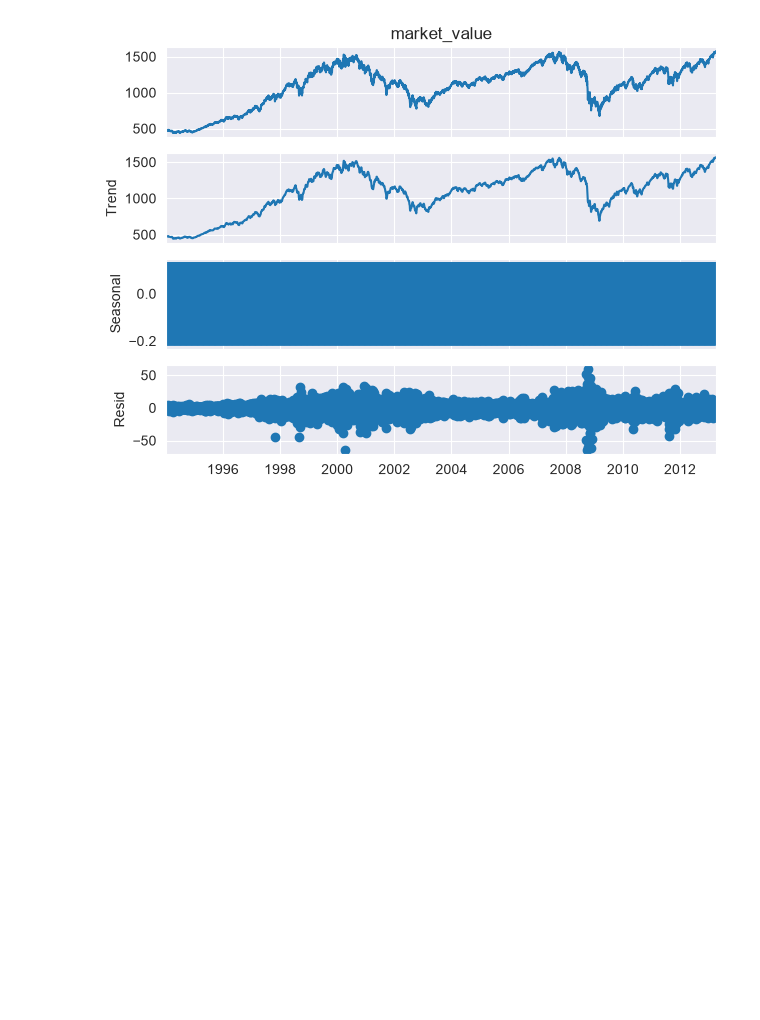
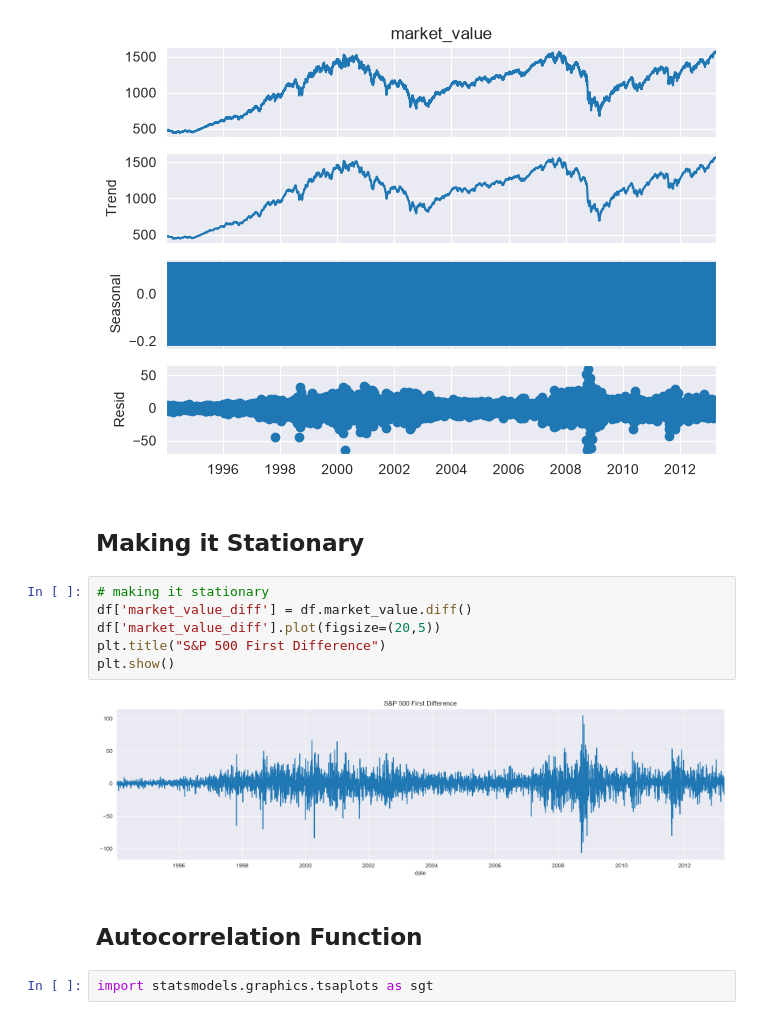
Before and after one commit to WillardDev/Advanced_Machine_Learning, a Jupyter notebook: Time_Series.ipynb, the cells around one changed output. Saved outputs shown, nothing was run; the diff lists cells and outputs as text; blank space fills up the shorter version.

Commit message:
Implement code changes to enhance functionality and improve performance

```diff
--- a/Time_Series.ipynb
+++ b/Time_Series.ipynb
@@ -320,3 +320,17 @@ s_dec_additive.plot()
 plt.show()
 # %% [output]
 [figure]
+# %% [markdown]
+## Making it Stationary
+# %%
+# making it stationary
+df['market_value_diff'] = df.market_value.diff()
+df['market_value_diff'].plot(figsize=(20,5))
+plt.title("S&P 500 First Difference")
+plt.show()
+# %% [output]
+[figure, added]
+# %% [markdown]
+## Autocorrelation Function
+# %%
+import statsmodels.graphics.tsaplots as sgt
```
Also changed, not shown: parts of 26 cells of this notebook.
